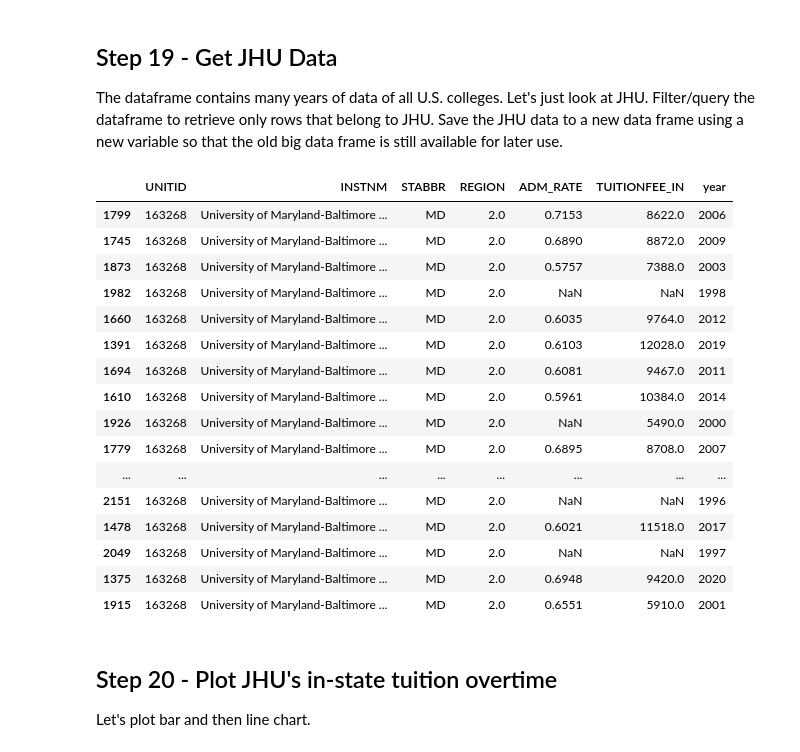
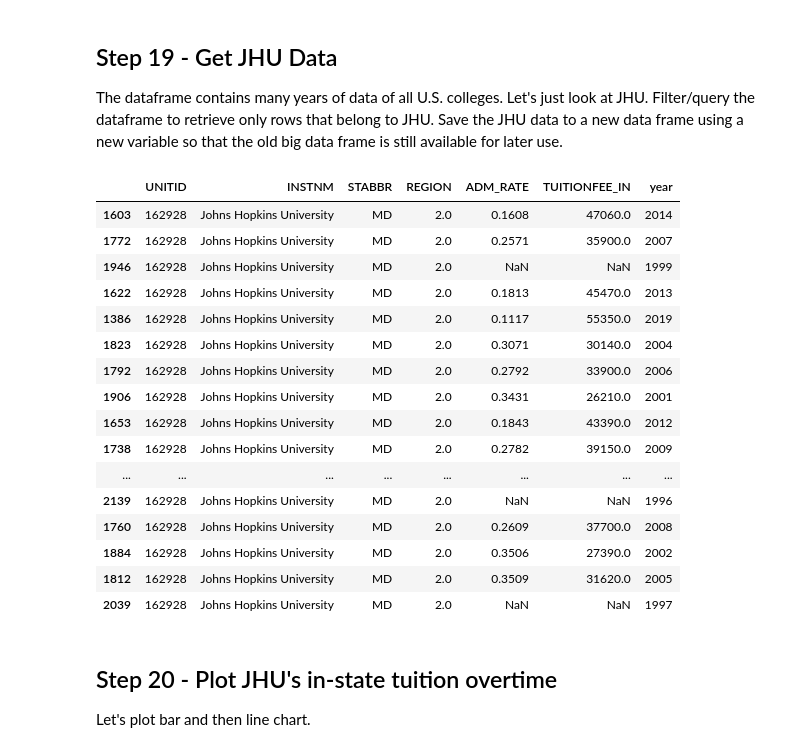
Before and after one commit to sowmith8899/data690_skola2, a Jupyter notebook: assignment_06/assignment_06.ipynb, the cells around one changed output. Saved outputs shown, nothing was run; the diff lists cells and outputs as text; code cells hidden in the pictures.

```diff
--- a/assignment_06/assignment_06.ipynb
+++ b/assignment_06/assignment_06.ipynb
@@ -532,26 +532,26 @@ def percentage_change(uni_list):
 The dataframe contains many years of data of all U.S. colleges. Let's just look at JHU. Filter/query the dataframe to retrieve only rows that belong to JHU. Save the JHU data to a new data frame using a new variable so that the old big data frame is still available for later use.
 # %%
 #(Write code here)
-jhu = df.loc[df["INSTNM"].str.contains("University of Maryland-Baltimore County")]
+jhu = df.loc[df["INSTNM"].str.contains("Johns Hopkins University")]
 jhu
 # %% [output]
 |  | UNITID | INSTNM | STABBR | REGION | ADM_RATE | TUITIONFEE_IN | year |
-| 1799 | 163268 | University of Maryland-Baltimore ... | MD | 2.0 | 0.7153 | 8622.0 | 2006 |
-| 1745 | 163268 | University of Maryland-Baltimore ... | MD | 2.0 | 0.6890 | 8872.0 | 2009 |
-| 1873 | 163268 | University of Maryland-Baltimore ... | MD | 2.0 | 0.5757 | 7388.0 | 2003 |
-| 1982 | 163268 | University of Maryland-Baltimore ... | MD | 2.0 | NaN | NaN | 1998 |
-| 1660 | 163268 | University of Maryland-Baltimore ... | MD | 2.0 | 0.6035 | 9764.0 | 2012 |
-| 1391 | 163268 | University of Maryland-Baltimore ... | MD | 2.0 | 0.6103 | 12028.0 | 2019 |
-| 1694 | 163268 | University of Maryland-Baltimore ... | MD | 2.0 | 0.6081 | 9467.0 | 2011 |
-| 1610 | 163268 | University of Maryland-Baltimore ... | MD | 2.0 | 0.5961 | 10384.0 | 2014 |
-| 1926 | 163268 | University of Maryland-Baltimore ... | MD | 2.0 | NaN | 5490.0 | 2000 |
-| 1779 | 163268 | University of Maryland-Baltimore ... | MD | 2.0 | 0.6895 | 8708.0 | 2007 |
+| 1603 | 162928 | Johns Hopkins University | MD | 2.0 | 0.1608 | 47060.0 | 2014 |
+| 1772 | 162928 | Johns Hopkins University | MD | 2.0 | 0.2571 | 35900.0 | 2007 |
+| 1946 | 162928 | Johns Hopkins University | MD | 2.0 | NaN | NaN | 1999 |
+| 1622 | 162928 | Johns Hopkins University | MD | 2.0 | 0.1813 | 45470.0 | 2013 |
+| 1386 | 162928 | Johns Hopkins University | MD | 2.0 | 0.1117 | 55350.0 | 2019 |
+| 1823 | 162928 | Johns Hopkins University | MD | 2.0 | 0.3071 | 30140.0 | 2004 |
+| 1792 | 162928 | Johns Hopkins University | MD | 2.0 | 0.2792 | 33900.0 | 2006 |
+| 1906 | 162928 | Johns Hopkins University | MD | 2.0 | 0.3431 | 26210.0 | 2001 |
+| 1653 | 162928 | Johns Hopkins University | MD | 2.0 | 0.1843 | 43390.0 | 2012 |
+| 1738 | 162928 | Johns Hopkins University | MD | 2.0 | 0.2782 | 39150.0 | 2009 |
 | ... | ... | ... | ... | ... | ... | ... | ... |
-| 2151 | 163268 | University of Maryland-Baltimore ... | MD | 2.0 | NaN | NaN | 1996 |
-| 1478 | 163268 | University of Maryland-Baltimore ... | MD | 2.0 | 0.6021 | 11518.0 | 2017 |
-| 2049 | 163268 | University of Maryland-Baltimore ... | MD | 2.0 | NaN | NaN | 1997 |
-| 1375 | 163268 | University of Maryland-Baltimore ... | MD | 2.0 | 0.6948 | 9420.0 | 2020 |
-| 1915 | 163268 | University of Maryland-Baltimore ... | MD | 2.0 | 0.6551 | 5910.0 | 2001 |
+| 2139 | 162928 | Johns Hopkins University | MD | 2.0 | NaN | NaN | 1996 |
+| 1760 | 162928 | Johns Hopkins University | MD | 2.0 | 0.2609 | 37700.0 | 2008 |
+| 1884 | 162928 | Johns Hopkins University | MD | 2.0 | 0.3506 | 27390.0 | 2002 |
+| 1812 | 162928 | Johns Hopkins University | MD | 2.0 | 0.3509 | 31620.0 | 2005 |
+| 2039 | 162928 | Johns Hopkins University | MD | 2.0 | NaN | NaN | 1997 |
 # %% [markdown]
 ## Step 20 - Plot JHU's in-state tuition overtime
 
```
Also changed, not shown: parts of 18 cells of this notebook.
